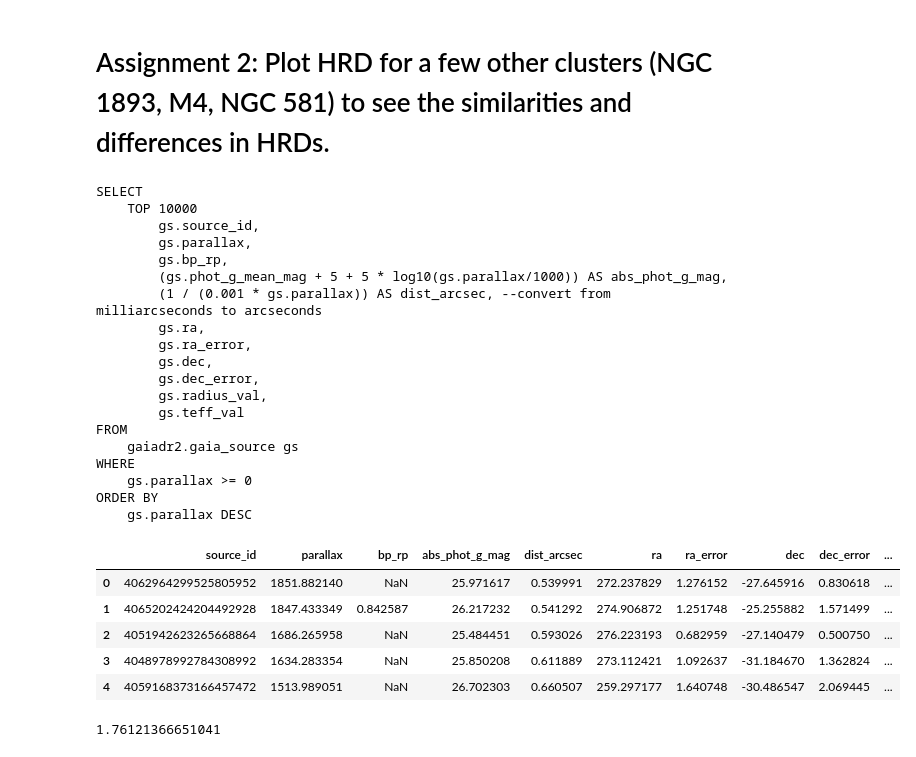
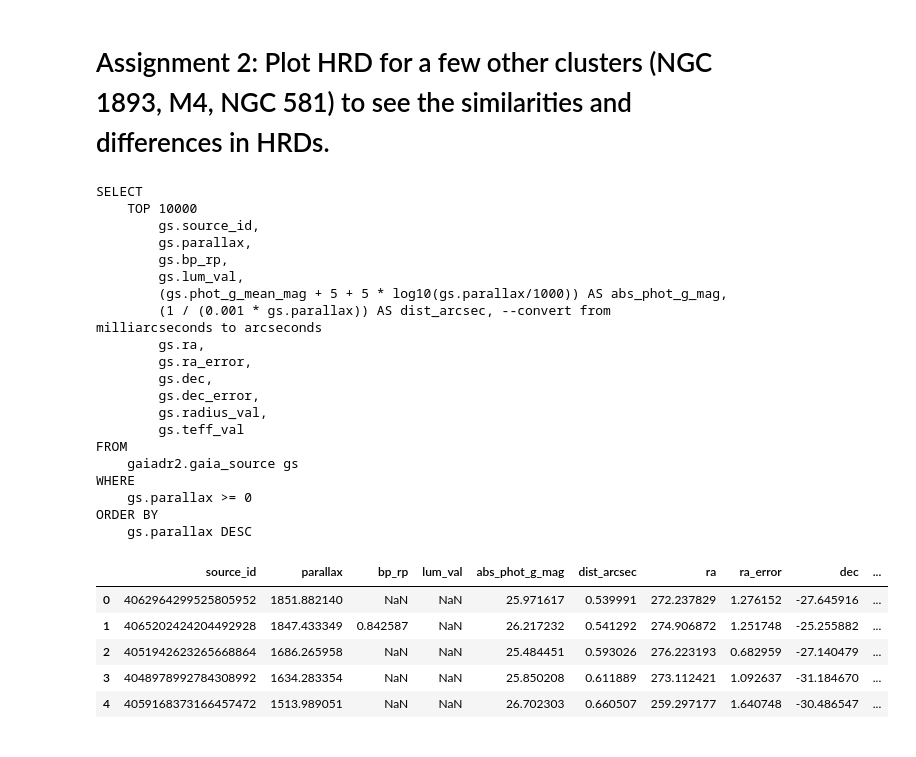
Before and after one commit to g-r-a-e-m-e/Intro-to-Astro2022, a Jupyter notebook: Week3_gaia_exoplanet_archive/Gaia_Tut.ipynb, the cells around one changed output. Saved outputs shown, nothing was run; the diff lists cells and outputs as text; code cells hidden in the pictures.

```diff
--- a/Week3_gaia_exoplanet_archive/Gaia_Tut.ipynb
+++ b/Week3_gaia_exoplanet_archive/Gaia_Tut.ipynb
@@ -478,19 +478,14 @@ Hints:
 # %% [markdown]
 # Assignment 2: Plot HRD for a few other clusters (NGC 1893, M4, NGC 581) to see the similarities and differences in HRDs.
 # %%
-# Uncomment the following !pip command if you need to install the package
-#!pip install astroquery
-
-# Import astroquery.gaia to run queries against Gaia databases
-from astroquery.gaia import Gaia
-
-#ADQL query to pass to astroquery.Gaia.launch_job()
+##ADQL query to pass to astroquery.Gaia.launch_job()
 query = f"""
 SELECT
     TOP 10000
         gs.source_id,
         gs.parallax,
         gs.bp_rp,
+        gs.lum_val,
         (gs.phot_g_mean_mag + 5 + 5 * log10(gs.parallax/1000)) AS abs_phot_g_mag,
         (1 / (0.001 * gs.parallax)) AS dist_arcsec, --convert from milliarcseconds to arcseconds
         gs.ra,
@@ -520,40 +515,63 @@ df_10k = pd.DataFrame(r.to_pandas())
 
 # Impute distance in parsecs
 df_10k['dist_pc'] = df_10k['dist_arcsec'] / 1
 
 # Impute distance in light years
 # Using ly constant defined in An Introduction to Modern Astrophysics 2nd Ed.
 df_10k['dist_ly'] = df_10k['dist_pc'] * 3.2615638
 
+# Simple stellar classification function
+def get_stellar_class(temperature):
+    t = temperature
+
+    if t >= 3.0e5:
+        sc = 'O'
+    elif t < 3.0e5 and t >= 10.0e4:
+        sc = 'B'
+    elif t < 10.0e4 and t >= 7.5e3:
+        sc = 'A'
+    elif t < 7.5e3 and t >= 6.0e3:
+        sc = 'F'
+    elif t < 6.0e3 and t >= 5.2e3:
+        sc = 'G'
+    elif t < 5.2e3 and t >= 3.7e3:
+        sc = 'K'
+    elif t < 3.7e3 and t >= 2.4e3:
+        sc = 'M'
+    else:
+        sc = 'C'
+
+    return sc
+
+# Impute stellar class from the data
+df_10k['stellar_class'] = df_10k['teff_val'].apply(lambda x: get_stellar_class(x))
+
 # Display the first few rows of data
 df_10k.head()
 # %% [output]
 SELECT
     TOP 10000
         gs.source_id,
         gs.parallax,
         gs.bp_rp,
+        gs.lum_val,
         (gs.phot_g_mean_mag + 5 + 5 * log10(gs.parallax/1000)) AS abs_phot_g_mag,
         (1 / (0.001 * gs.parallax)) AS dist_arcsec, --convert from milliarcseconds to arcseconds
         gs.ra,
         gs.ra_error,
         gs.dec,
         gs.dec_error,
         gs.radius_val,
         gs.teff_val
 FROM
     gaiadr2.gaia_source gs
 WHERE
     gs.parallax >= 0
 ORDER BY
     gs.parallax DESC
-|  | source_id | parallax | bp_rp | abs_phot_g_mag | dist_arcsec | ra | ra_error | dec | dec_error | ... |
-| 0 | 4062964299525805952 | 1851.882140 | NaN | 25.971617 | 0.539991 | 272.237829 | 1.276152 | -27.645916 | 0.830618 | ... |
-| 1 | 4065202424204492928 | 1847.433349 | 0.842587 | 26.217232 | 0.541292 | 274.906872 | 1.251748 | -25.255882 | 1.571499 | ... |
-| 2 | 4051942623265668864 | 1686.265958 | NaN | 25.484451 | 0.593026 | 276.223193 | 0.682959 | -27.140479 | 0.500750 | ... |
-| 3 | 4048978992784308992 | 1634.283354 | NaN | 25.850208 | 0.611889 | 273.112421 | 1.092637 | -31.184670 | 1.362824 | ... |
-| 4 | 4059168373166457472 | 1513.989051 | NaN | 26.702303 | 0.660507 | 259.297177 | 1.640748 | -30.486547 | 2.069445 | ... |
+|  | source_id | parallax | bp_rp | lum_val | abs_phot_g_mag | dist_arcsec | ra | ra_error | dec | ... |
+| 0 | 4062964299525805952 | 1851.882140 | NaN | NaN | 25.971617 | 0.539991 | 272.237829 | 1.276152 | -27.645916 | ... |
+| 1 | 4065202424204492928 | 1847.433349 | 0.842587 | NaN | 26.217232 | 0.541292 | 274.906872 | 1.251748 | -25.255882 | ... |
+| 2 | 4051942623265668864 | 1686.265958 | NaN | NaN | 25.484451 | 0.593026 | 276.223193 | 0.682959 | -27.140479 | ... |
+| 3 | 4048978992784308992 | 1634.283354 | NaN | NaN | 25.850208 | 0.611889 | 273.112421 | 1.092637 | -31.184670 | ... |
+| 4 | 4059168373166457472 | 1513.989051 | NaN | NaN | 26.702303 | 0.660507 | 259.297177 | 1.640748 | -30.486547 | ... |
-# %%
-df_10k.dist_ly.min()
-# %% [output]
-1.76121366651041
```
Also changed, not shown: parts of 5 cells of this notebook.
